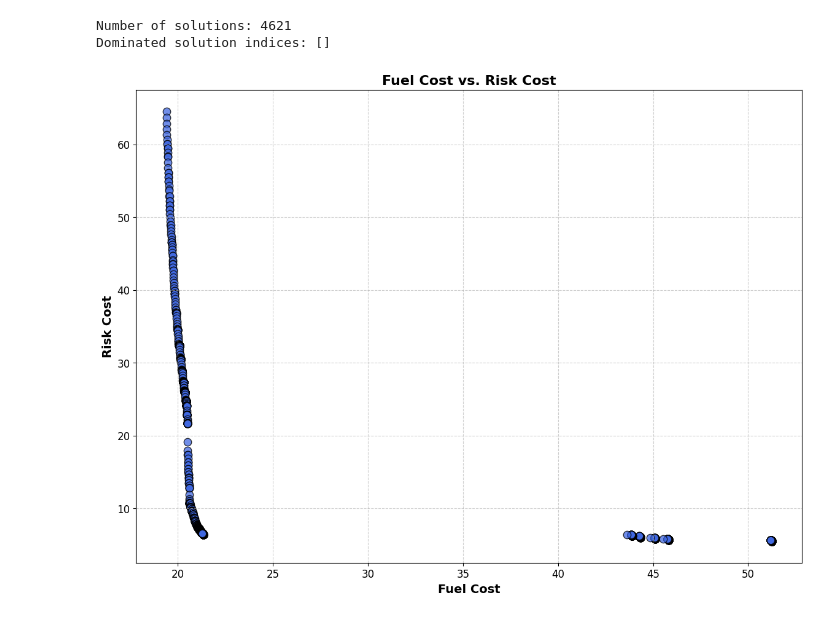
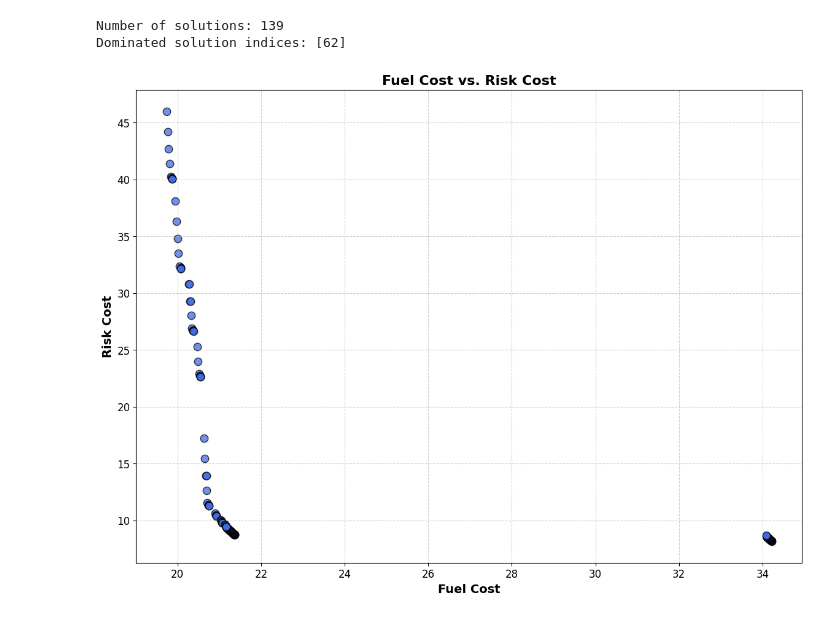
Before and after one commit to Saurabh844848/uncertain_qz, a Jupyter notebook: BOBAstar/main.ipynb, the cells around one changed output. Saved outputs shown, nothing was run; the diff lists cells and outputs as text; code cells hidden in the pictures.

```diff
--- a/BOBAstar/main.ipynb
+++ b/BOBAstar/main.ipynb
@@ -26,7 +26,7 @@ recharge_factor = 2             ### Factor by which recharge rate less than disc
 beta = alpha / recharge_factor  ### Recharge rate
 
 q_min, q_max, q_act = 20, 100, 70 ### Minimum SOC limit, maximum SOC limit, and SOC at the state
-discretization_angle = 3         ### Discretization angle for QZ in degrees
+discretization_angle = 10         ### Discretization angle for QZ in degrees
 # %%
 # =============================================================================
 # Graph Construction and Node Creation
@@ -378,0 +53,11 @@ The time req for first heuristic: 0.809725284576416
+# %%
+#### Heuristic calculation and search
+upper_bounds_global = {"ub1forward": np.inf, "ub2forward": np.inf, "ub1backward": np.inf, "ub2backward": np.inf}
+
+search_object = Bidirectional_Biobjective_Class(graph_object, "s", "g", upper_bounds_global)
+
+### Calculate heuristic
+search_object.Heuristic_calc_bidirectional()
+
+### Search
+solutions = search_object.Bidectional_Biobjective_Search()
@@ -808,28 +285,28 @@ The time required for search: 227.78963994979858
 # %%
 # =============================================================================
 # Pareto Optimality Check and Plotting
 # =============================================================================
 
 # Extract cost values for the goal state
-fuel_costs, risk_costs = extract_costs(sols, "g")
+fuel_costs, risk_costs = extract_costs(solutions, "g")
 print("Number of solutions:", len(fuel_costs))
 ### Check Pareto optimality
 ### For solution to be Pareto optimal, it must be non-dominated, therefore, the list of dominated indices shoulb be epty
 dominated_indices = check_pareto_optimality(fuel_costs, risk_costs)
 print("Dominated solution indices:", dominated_indices)
 
 # Plot the results
 plot_costs(fuel_costs, risk_costs)
 
 # Reconstruct and print all solution paths
 # solution_paths = reconstruct_solution_paths(sols, "s", "g")
 # print("Extracted Solution Paths:")
 # for spath in solution_paths:
 #     print(spath)
 # %% [output]
-Number of solutions: 4621
-Dominated solution indices: []
+Number of solutions: 139
+Dominated solution indices: [62]
-[figure, old version]
+[figure, new version]
 # %%
 
 # import heapq
```
Also changed, not shown: parts of 7 cells of this notebook, 5 other files.
